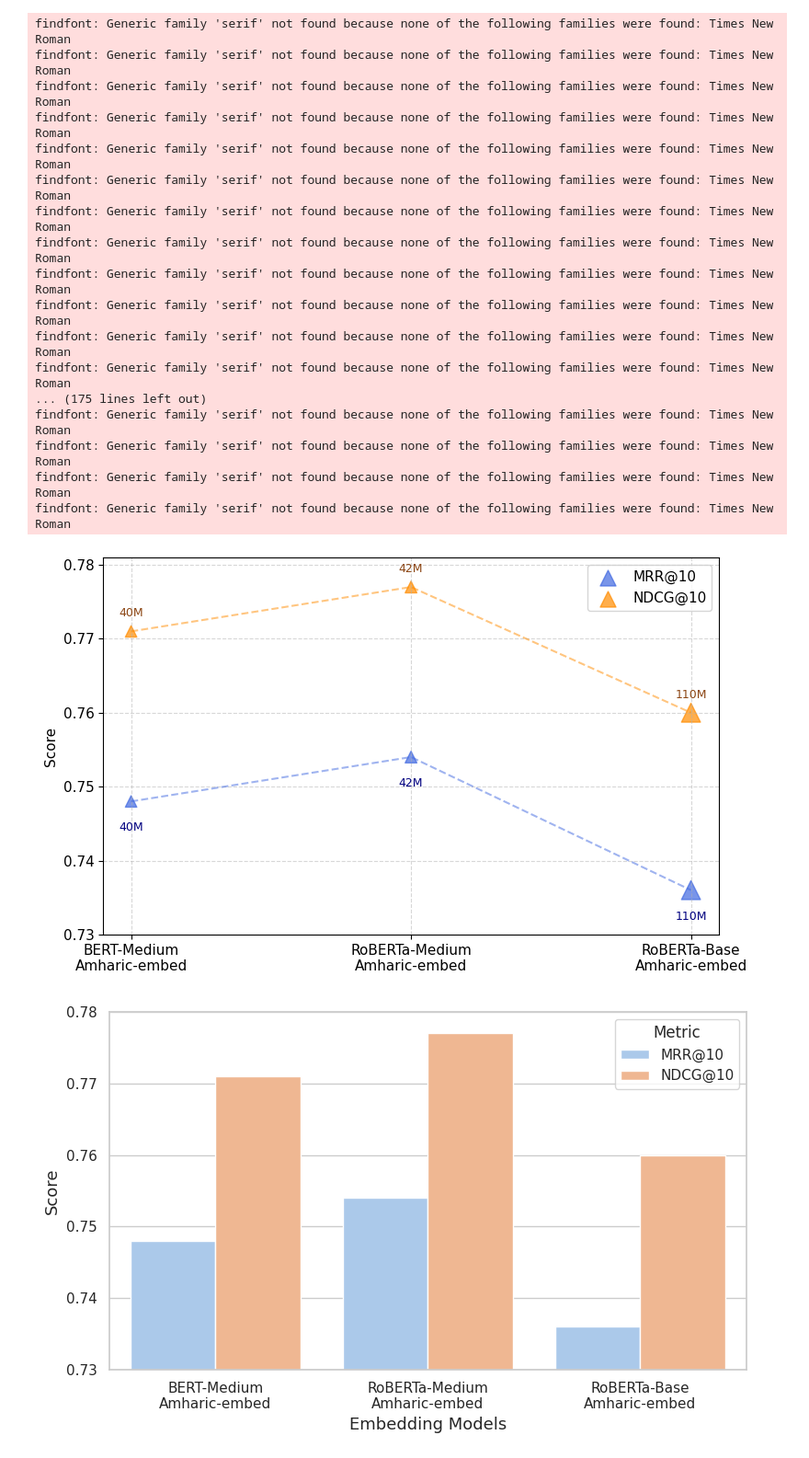
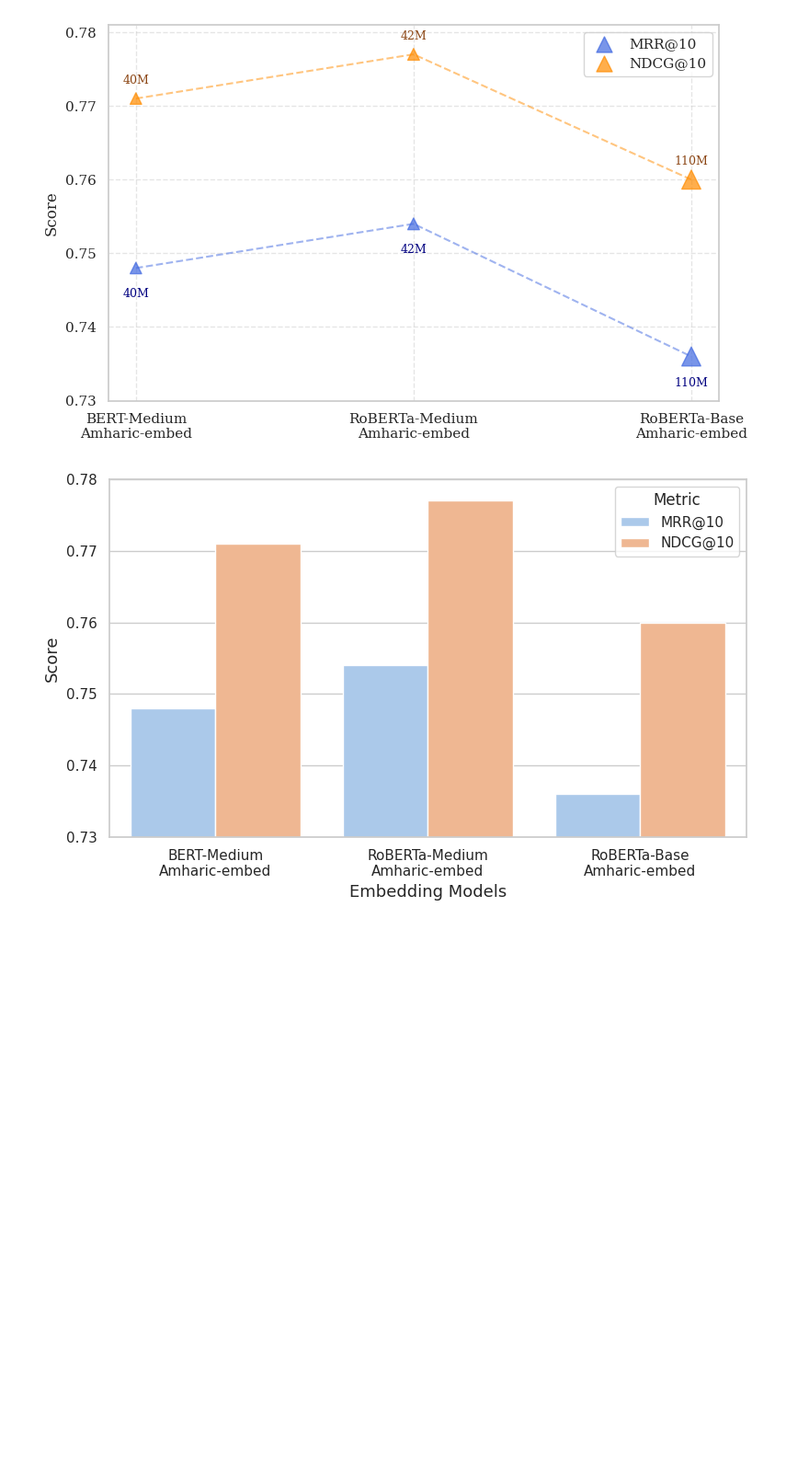
Before and after one commit to kidist-amde/amharic-ir-benchmarks, a Jupyter notebook: notebooks/analysis_colbert_model_comparison.ipynb, the cells around one changed output. Shown: that part at 92% size. Cells and saved outputs as stored; diff of their text form; code cells hidden in the pictures; blank space fills up the shorter version.

```diff
--- a/notebooks/analysis_colbert_model_comparison.ipynb
+++ b/notebooks/analysis_colbert_model_comparison.ipynb
@@ -281,7 +283,7 @@ import numpy as np
 # ACL-style font setup
 plt.rcParams.update({
     'font.family': 'serif',
-    'font.serif': ['Times New Roman'],
+    'font.serif': ['Times New Roman', 'Times', 'DejaVu Serif'],
     'font.size': 11,
     'pdf.fonttype': 42  # Ensures fonts are embedded correctly in PDF
 })
@@ -346,10 +331,11 @@ import numpy as np
 # ACL-style font config
 plt.rcParams.update({
     'font.family': 'serif',
-    'font.serif': ['Times New Roman'],
+    'font.serif': ['Times', 'DejaVu Serif'],
     'font.size': 11,
     'pdf.fonttype': 42
 })
+
 
 # Data
 models = [
@@ -359,51 +345,34 @@ models = [
 ]
 params = [40, 42, 110]
 mrr = [0.748, 0.754, 0.736]
 ndcg = [0.771, 0.777, 0.760]
 marker_sizes = [p * 2 for p in params]
 
 x = np.arange(len(models))
 plt.figure(figsize=(8, 5))
 
 # Use triangle markers
 plt.scatter(x, mrr, s=marker_sizes, label='MRR@10', color='royalblue', alpha=0.7, marker='^')
 plt.scatter(x, ndcg, s=marker_sizes, label='NDCG@10', color='darkorange', alpha=0.7, marker='^')
 
 plt.plot(x, mrr, color='royalblue', linestyle='--', alpha=0.5)
 plt.plot(x, ndcg, color='darkorange', linestyle='--', alpha=0.5)
 
 for i in x:
     plt.text(i, mrr[i] - 0.004, f"{params[i]}M", ha='center', fontsize=9, color='navy')
     plt.text(i, ndcg[i] + 0.002, f"{params[i]}M", ha='center', fontsize=9, color='saddlebrown')
 
 plt.xticks(x, models)
 plt.ylim(0.73, 0.781)
 plt.ylabel("Score")
 plt.grid(True, linestyle='--', alpha=0.5)
 plt.legend()
 plt.tight_layout(rect=[0, 0, 1, 0.97])
 
 plt.savefig("colbert_with_am_basemodels.pdf", format="pdf")
 plt.show()
 # %% [output]
-findfont: Generic family 'serif' not found because none of the following families were found: Times New Roman
-findfont: Generic family 'serif' not found because none of the following families were found: Times New Roman
-findfont: Generic family 'serif' not found because none of the following families were found: Times New Roman
-findfont: Generic family 'serif' not found because none of the following families were found: Times New Roman
-findfont: Generic family 'serif' not found because none of the following families were found: Times New Roman
-findfont: Generic family 'serif' not found because none of the following families were found: Times New Roman
-findfont: Generic family 'serif' not found because none of the following families were found: Times New Roman
-findfont: Generic family 'serif' not found because none of the following families were found: Times New Roman
-findfont: Generic family 'serif' not found because none of the following families were found: Times New Roman
-findfont: Generic family 'serif' not found because none of the following families were found: Times New Roman
-findfont: Generic family 'serif' not found because none of the following families were found: Times New Roman
-findfont: Generic family 'serif' not found because none of the following families were found: Times New Roman
-... (175 lines left out)
-findfont: Generic family 'serif' not found because none of the following families were found: Times New Roman
-findfont: Generic family 'serif' not found because none of the following families were found: Times New Roman
-findfont: Generic family 'serif' not found because none of the following families were found: Times New Roman
-findfont: Generic family 'serif' not found because none of the following families were found: Times New Roman
-[figure, old version]
+[figure, new version]
 # %%
 import matplotlib.pyplot as plt
 import seaborn as sns
```
Also changed, not shown: parts of 9 cells of this notebook, 1 other file.
